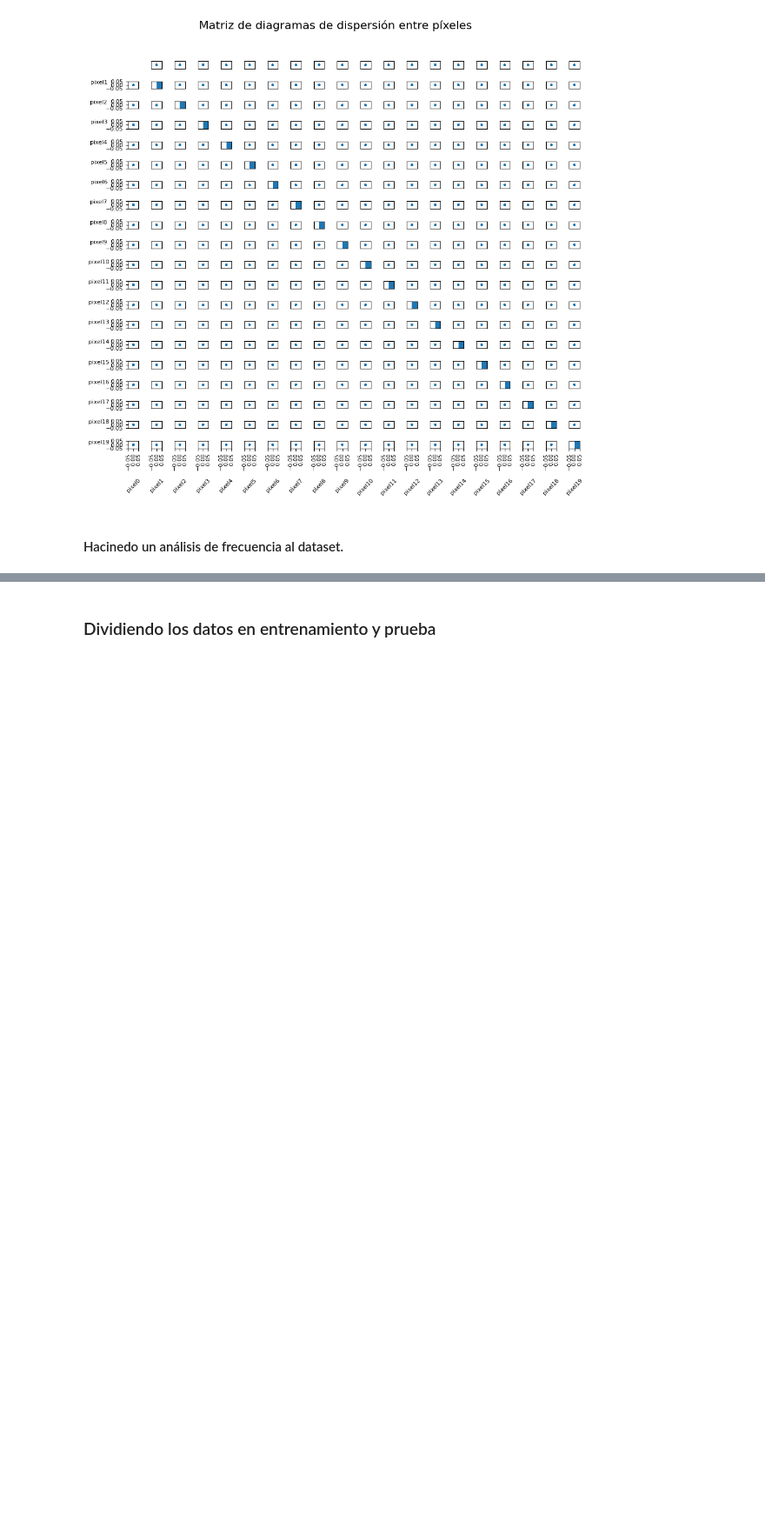
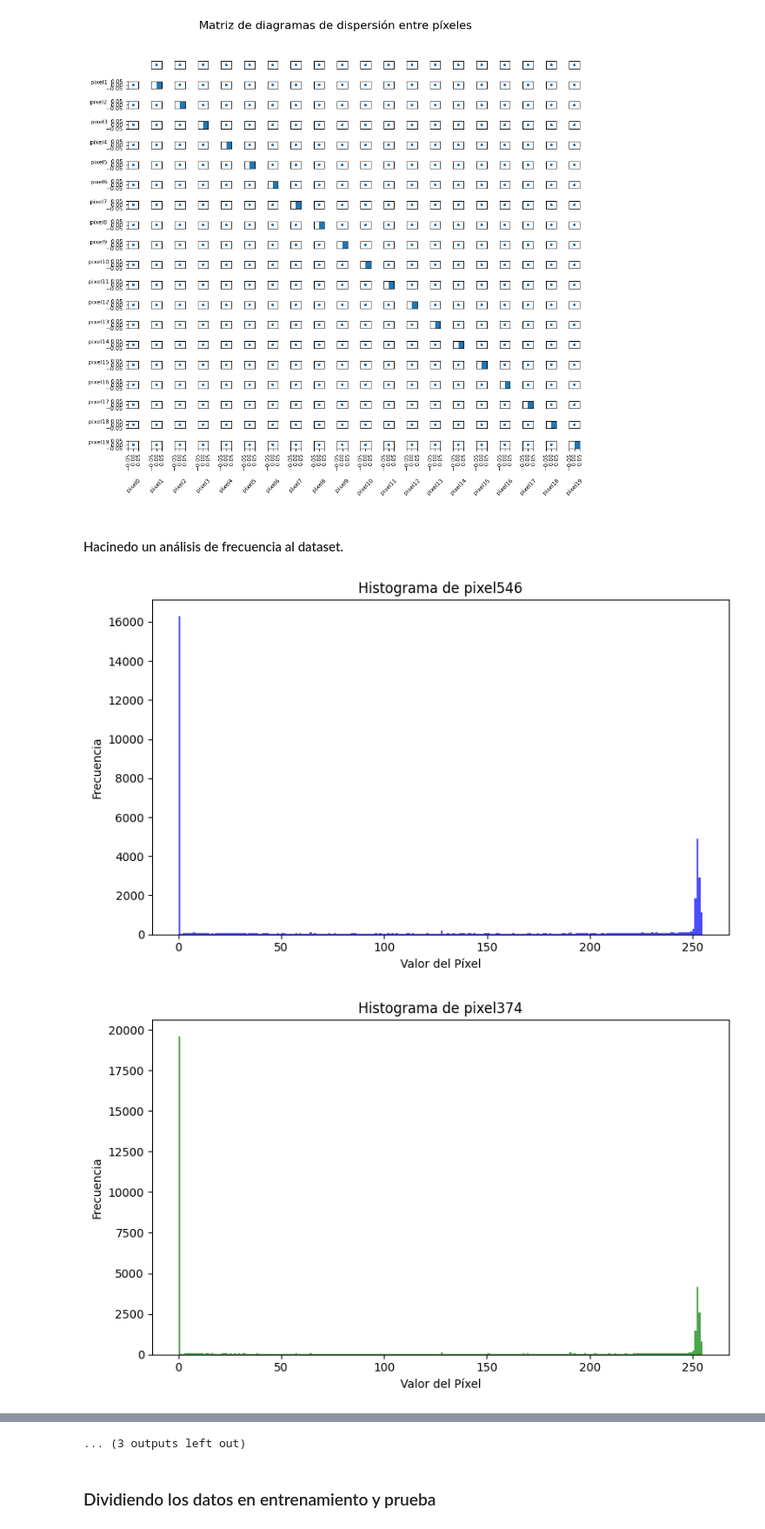
Before and after one commit to Javier19-cmd/Lab3-Data, a Jupyter notebook: lab.ipynb, the cells around one changed output, grey strips where cells are left out. Shown at 87% size. Cells and saved outputs as stored; diff of their text form; code cells hidden in the pictures; blank space fills up the shorter version.

Commit message:
haciendo histogramas

```diff
--- a/lab.ipynb
+++ b/lab.ipynb
@@ -115,28 +115,25 @@ posx and posy should be finite values
 [figure]
 # %% [markdown]
 #### Hacinedo un análisis de frecuencia al dataset.
-# %%
-# Columnas para los histogramas
-columns_to_plot = data.columns[1:]  # Excluye la primera columna de etiquetas
-
-# Determinar la cantidad de filas y columnas en la cuadrícula
-num_columns = 4  # Número de columnas en la cuadrícula
-num_rows = math.ceil(len(columns_to_plot) / num_columns)
-
-# Crear la cuadrícula de histogramas
-fig, axes = plt.subplots(num_rows, num_columns, figsize=(15, 15))
-
-# Generar histogramas
-for i, column in enumerate(columns_to_plot):
-    row = i // num_columns
-    col = i % num_columns
-    ax = axes[row, col]
-
-    ax.hist(data[column], bins=256, range=(0, 256), color='blue', alpha=0.7)
-    ax.set_title(f'Histograma de {column}')
-    ax.set_xlabel('Valor del Píxel')
-    ax.set_ylabel('Frecuencia')
-
-# Ajustar el espaciado entre los subplots
-plt.tight_layout()
-plt.show()
+# %%
+# Seleccionando 5 columnas aleatorias
+random_columns = np.random.choice(data.columns[1:], size=15, replace=False)
+
+# Colores para los histogramas
+color_list = [
+    'blue', 'green', 'red', 'purple', 'orange', 'cyan', 'magenta', 'yellow', 'brown', 'pink',
+    'teal', 'lavender', 'maroon', 'olive', 'aqua'
+]
+
+# Generar histogramas uno por uno
+for i, column in enumerate(random_columns):
+    plt.figure(figsize=(8, 5))
+    plt.hist(data[column], bins=256, color=color_list[i], alpha=0.7)
+    plt.title(f'Histograma de {column}')
+    plt.xlabel('Valor del Píxel')
+    plt.ylabel('Frecuencia')
+    plt.tight_layout()
+    plt.show()
+# %% [output]
+[figure, added]
+[figure, added]
@@ -143,3 +150,4 @@ plt.show()
+... (3 outputs left out)
 # %% [markdown]
 ### Dividiendo los datos en entrenamiento y prueba
 # %%
```
Also changed, not shown: parts of 1 cell of this notebook.
